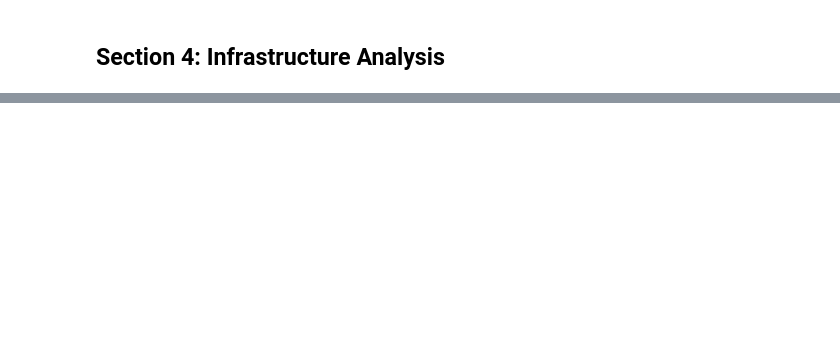
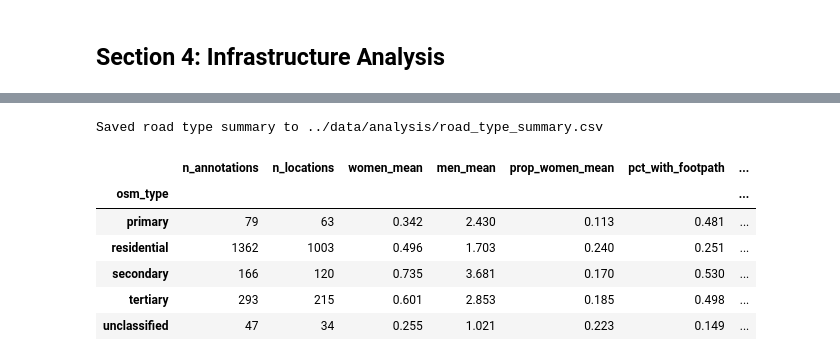
Before and after one commit to geosensing/missing_women_gsview, a Jupyter notebook: notebooks/analysis.ipynb, the cells around one changed output, grey strips where cells are left out. Cells and saved outputs as stored; diff of their text form; code cells hidden in the pictures; blank space fills up the shorter version.

```diff
--- a/notebooks/analysis.ipynb
+++ b/notebooks/analysis.ipynb
@@ -297,18 +418,13 @@ for field in infra_fields:
 # %%
-def is_positive(val):
-    if pd.isna(val):
-        return None
-    return val.lower() in ["yes", "visible", "good condition", "poor condition"]
+df["has_potholes"] = df["potholes"].apply(lambda x: x == "Yes" if pd.notna(x) else False)
+df["has_litter"] = df["litter"].apply(lambda x: x == "Yes" if pd.notna(x) else False)
+df["has_lane_markings"] = df["lane_markings"].apply(
+    lambda x: x in ["Yes", "Visible"] if pd.notna(x) else False
+)
 
-
-df["has_potholes"] = df["potholes"].apply(lambda x: x == "Yes" if pd.notna(x) else None)
-df["has_litter"] = df["litter"].apply(lambda x: x == "Yes" if pd.notna(x) else None)
 df["has_footpath"] = df["footpath"].apply(
-    lambda x: x in ["Good condition", "Poor condition"] if pd.notna(x) else None
+    lambda x: x in ["Good condition", "Poor condition", "Paved", "Paved - Blocked"] if pd.notna(x) else False
 )
-df["has_lane_markings"] = df["lane_markings"].apply(
-    lambda x: x in ["Yes", "Visible"] if pd.notna(x) else None
-)
 # %%
 infra_city = pd.DataFrame()
 for field in ["has_potholes", "has_litter", "has_footpath", "has_lane_markings"]:
@@ -374,19 +529,28 @@ summary
 # %%
 road_summary = df.groupby("osm_type").agg(
     n_annotations=("annotation_id", "count"),
     n_locations=("location_id", "nunique"),
     women_mean=("women_count_num", "mean"),
     men_mean=("men_count_num", "mean"),
-    sex_ratio_mean=("sex_ratio", "mean"),
+    prop_women_mean=("prop_women", "mean"),
     pct_with_footpath=("has_footpath", "mean"),
     pct_with_litter=("has_litter", "mean"),
     pct_with_potholes=("has_potholes", "mean"),
     pct_with_lane_markings=("has_lane_markings", "mean"),
 ).round(3)
 
 road_summary.to_csv(OUTPUT_DIR / "road_type_summary.csv")
 print(f"Saved road type summary to {OUTPUT_DIR / 'road_type_summary.csv'}")
 road_summary
+# %% [output]
+Saved road type summary to ../data/analysis/road_type_summary.csv
+|  | n_annotations | n_locations | women_mean | men_mean | prop_women_mean | pct_with_footpath | ... |
+| osm_type |  |  |  |  |  |  | ... |
+| primary | 79 | 63 | 0.342 | 2.430 | 0.113 | 0.481 | ... |
+| residential | 1362 | 1003 | 0.496 | 1.703 | 0.240 | 0.251 | ... |
+| secondary | 166 | 120 | 0.735 | 3.681 | 0.170 | 0.530 | ... |
+| tertiary | 293 | 215 | 0.601 | 2.853 | 0.185 | 0.498 | ... |
+| unclassified | 47 | 34 | 0.255 | 1.021 | 0.223 | 0.149 | ... |
 # %%
 print("\n=== Analysis Complete ===")
 print(f"\nTotal annotations analyzed: {len(df)}")
```
Also changed, not shown: parts of 24 cells of this notebook, 11 other files.
